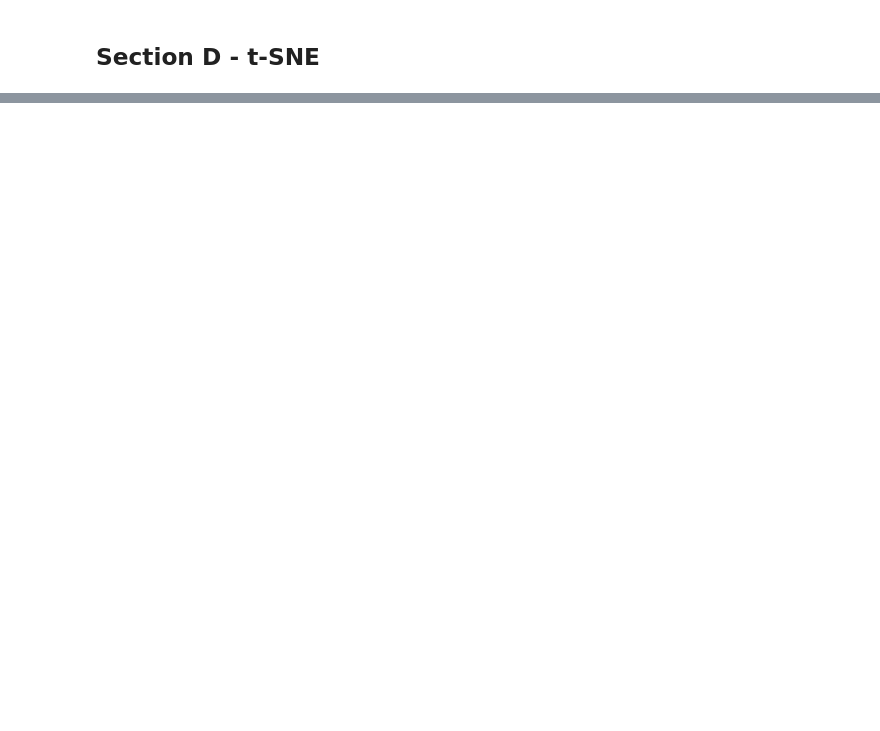
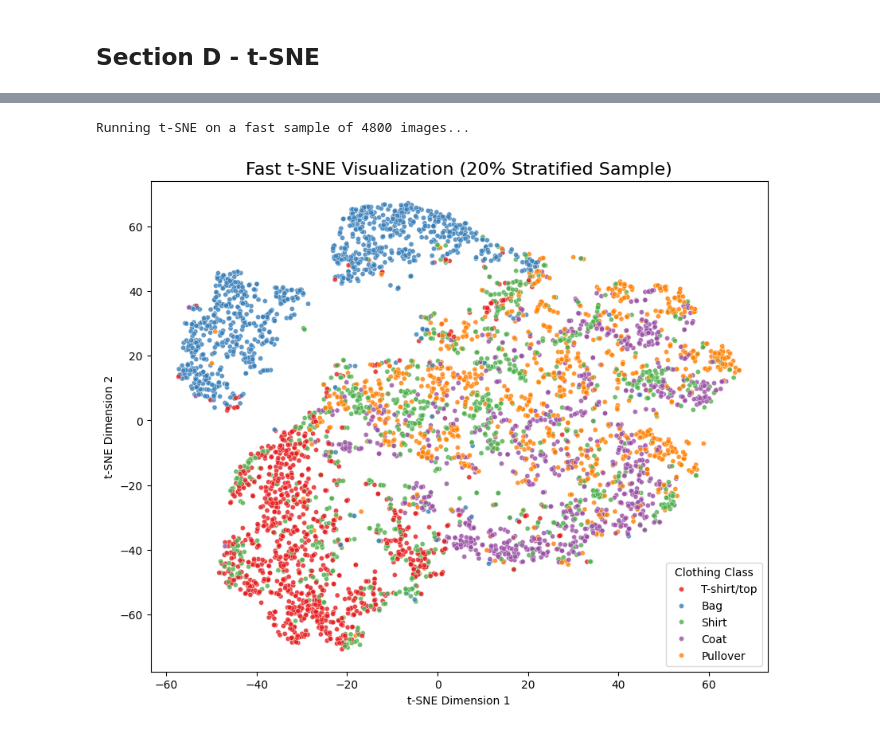
Before and after one commit to lanashmuz/machine_learning_exe1, a Jupyter notebook: exe3/exe3.ipynb, the cells around one changed output, grey strips where cells are left out. Saved outputs shown, nothing was run; the diff lists cells and outputs as text; code cells hidden in the pictures; blank space fills up the shorter version.

```diff
--- a/exe3/exe3.ipynb
+++ b/exe3/exe3.ipynb
@@ -761,0 +1040,55 @@ so those slight creases we mentioned in the earlier section are now even harder
+# %%
+from sklearn.model_selection import train_test_split
+from sklearn.manifold import TSNE
+import seaborn as sns
+import matplotlib.pyplot as plt
+
+# ==========================================
+# 1. TAKE A 20% STRATIFIED SAMPLE
+# ==========================================
+# This reduces the data from 24,000 images to 4,800 images.
+# stratify=y_train ensures we still have an equal mix of all 5 clothing types.
+X_sample, _, y_sample, _ = train_test_split(
+    X_train_pca, y_train,
+    train_size=0.20,
+    random_state=42,
+    stratify=y_train
+)
+
+print(f"Running t-SNE on a fast sample of {X_sample.shape[0]} images...")
+
+# ==========================================
+# 2. RUN FAST t-SNE
+# ==========================================
+tsne_fast = TSNE(
+    n_components=2,
+    perplexity=30,       # Back to default
+    max_iter=1000,       # Back to default
+    random_state=42,
+    init='pca'
+)
+
+X_tsne_fast = tsne_fast.fit_transform(X_sample)
+
+# ==========================================
+# 3. PLOT THE RESULTS
+# ==========================================
+plt.figure(figsize=(10, 8))
+
+sns.scatterplot(
+    x=X_tsne_fast[:, 0],
+    y=X_tsne_fast[:, 1],
+    hue=y_sample.map(class_names),
+    palette='Set1',
+    s=20, # Made the dots slightly bigger since there are fewer of them
+    alpha=0.8
+)
+
+plt.title('Fast t-SNE Visualization (20% Stratified Sample)', fontsize=16)
+plt.xlabel('t-SNE Dimension 1')
+plt.ylabel('t-SNE Dimension 2')
+plt.legend(title='Clothing Class')
+plt.show()
+# %% [output]
+Running t-SNE on a fast sample of 4800 images...
+[figure, added]
```
Also changed, not shown: parts of 8 cells of this notebook.
